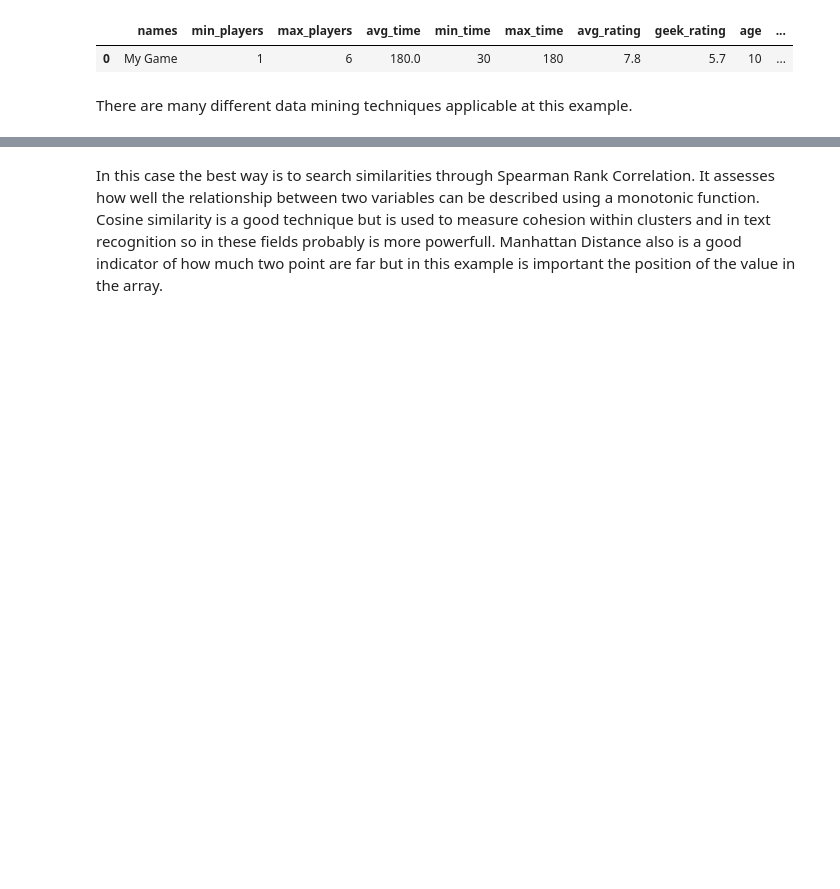
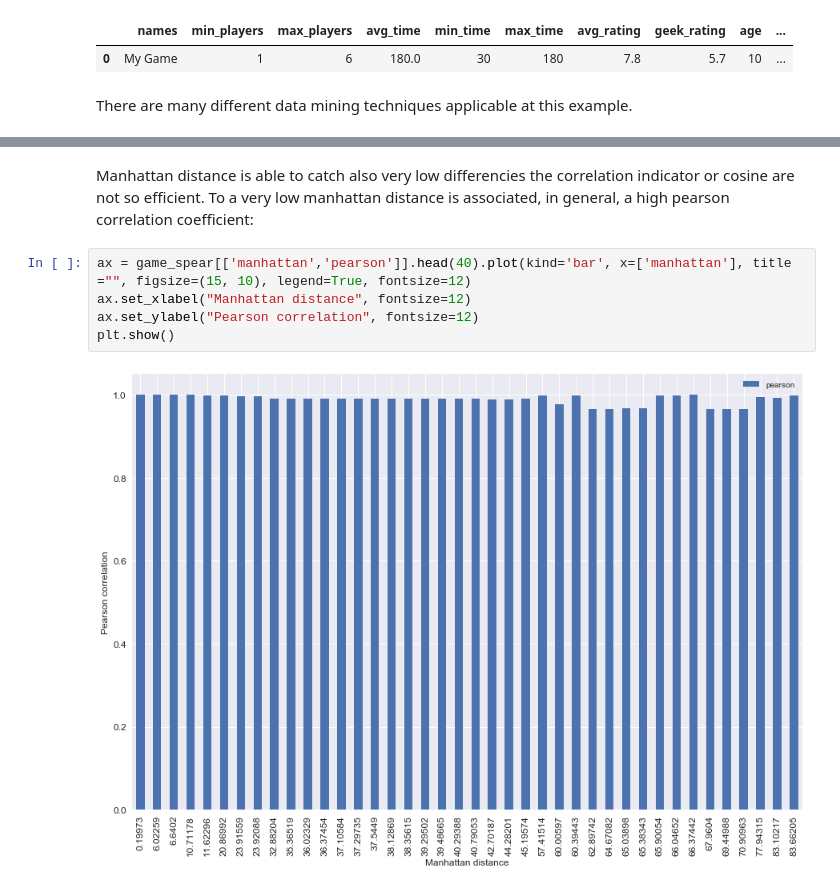
Before and after one commit to dongiovy/Jato, a Jupyter notebook: Models_to_derive_similarity.ipynb, the cells around one changed output, grey strips where cells are left out. Drawn from its saved outputs; the diff is of its cells as text; blank space fills up the shorter version.

```diff
--- a/Models_to_derive_similarity.ipynb
+++ b/Models_to_derive_similarity.ipynb
@@ -335,4 +340,10 @@ game_spear.head(10)
-# %% [markdown]
-In this case the best way is to search similarities through Spearman Rank Correlation. It assesses how well the relationship between two variables can be described using a monotonic function.
-Cosine similarity is a good technique but is used to measure cohesion within clusters and in text recognition so in these fields probably is more powerfull.
-Manhattan Distance also is a good indicator of how much two point are far but in this example is important the position of the value in the array.
+# %% [markdown]
+Manhattan distance is able to catch also very low differencies the correlation indicator or cosine are not so efficient.
+To a very low manhattan distance is associated, in general, a high pearson correlation coefficient:
+# %%
+ax = game_spear[['manhattan','pearson']].head(40).plot(kind='bar', x=['manhattan'], title ="", figsize=(15, 10), legend=True, fontsize=12)
+ax.set_xlabel("Manhattan distance", fontsize=12)
+ax.set_ylabel("Pearson correlation", fontsize=12)
+plt.show()
+# %% [output]
+[figure, added]
```
Also changed, not shown: parts of 8 cells of this notebook.
